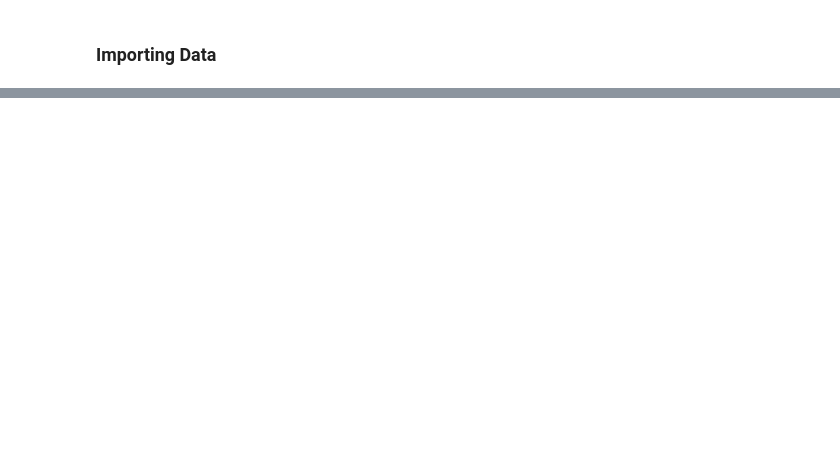
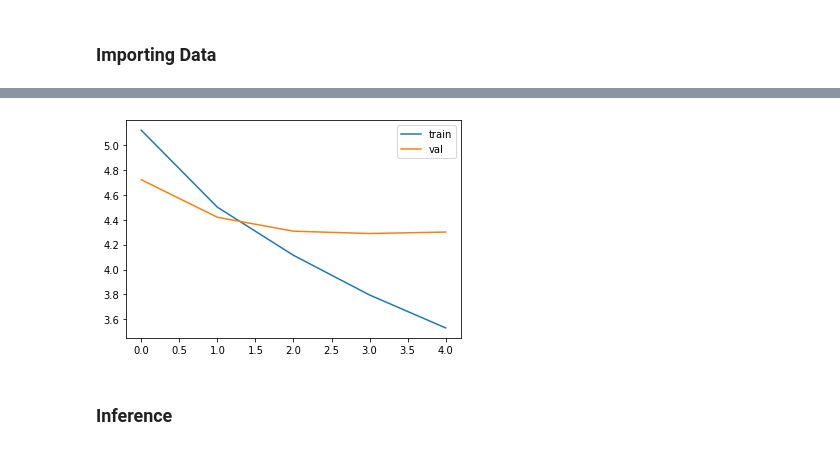
Before and after one commit to DeepakDP5/Abstractive-Text-Summarization, a Jupyter notebook: Text_summarization.ipynb, the cells around one changed output, grey strips where cells are left out. Saved outputs shown, nothing was run; the diff lists cells and outputs as text; code cells hidden in the pictures; blank space fills up the shorter version.

```diff
--- a/Text_summarization.ipynb
+++ b/Text_summarization.ipynb
@@ -480,0 +242,32 @@ evaluateRandomly(encoder1, attn_decoder1)
+# %%
+x_t = Tokenizer()
+x_t.fit_on_texts(data['article'] + data['highlights'])
+x_vocab_size = len(x_t.word_index) + 1
+
+encoded_xtrain = x_t.texts_to_sequences(X_train)
+encoded_xval = x_t.texts_to_sequences(X_val)
+encoded_xtest = x_t.texts_to_sequences(X_test)
+
+padded_xtrain = pad_sequences(encoded_xtrain, maxlen=max_length_x, padding='post')
+padded_xval = pad_sequences(encoded_xval, maxlen=max_length_x, padding='post')
+padded_xtest = pad_sequences(encoded_xtest, maxlen=max_length_x, padding='post')
+# %%
+y_t = Tokenizer()
+y_t.fit_on_texts(data['highlights'])
+y_vocab_size = len(y_t.word_index) + 1
+
+encoded_ytrain = y_t.texts_to_sequences(y_train)
+encoded_yval = y_t.texts_to_sequences(y_val)
+encoded_ytest = y_t.texts_to_sequences(y_test)
+
+padded_ytrain = pad_sequences(encoded_ytrain, maxlen=max_length_y, padding='post')
+padded_yval = pad_sequences(encoded_yval, maxlen=max_length_y, padding='post')
+padded_ytest = pad_sequences(encoded_ytest, maxlen=max_length_y, padding='post')
+# %%
+print('Loaded %s word vectors.' % len(embeddings_index))
+
+embedding_matrix = np.zeros((x_vocab_size, glove_size))
+for word, i in x_t.word_index.items():
+    embedding_vector = embeddings_index.get(word)
+    if embedding_vector is not None:
+        embedding_matrix[i] = embedding_vector
@@ -480,0 +401,6 @@ evaluateRandomly(encoder1, attn_decoder1)
+# %%
+model.compile(optimizer='adam', loss='sparse_categorical_crossentropy')
+checkpoint_filepath = './model.{epoch:02d}-{val_loss:.2f}.h5'
+model_checkpoint_callback = tf.keras.callbacks.ModelCheckpoint(filepath=checkpoint_filepath, save_weights_only=True, monitor='val_loss',mode='min',save_best_only=True, save_freq = "epoch")
+es = EarlyStopping(monitor='val_loss', mode='min', verbose=1, patience=1)
+history=model.fit([padded_xtrain,padded_ytrain[:,:-1]], padded_ytrain.reshape(padded_ytrain.shape[0],padded_ytrain.shape[1], 1)[:,1:] ,epochs=30,batch_size=64, validation_data=([padded_xval,padded_yval[:,:-1]], padded_yval.reshape(padded_yval.shape[0],padded_yval.shape[1], 1)[:,1:]), callbacks=[es, model_checkpoint_callback], verbose=1)
@@ -480,0 +425,10 @@ evaluateRandomly(encoder1, attn_decoder1)
+# %%
+from matplotlib import pyplot
+pyplot.plot(history.history['loss'], label='train')
+pyplot.plot(history.history['val_loss'], label='val')
+pyplot.legend()
+pyplot.show()
+# %% [output]
+[figure, added]
+# %% [markdown]
+### Inference
```
Also changed, not shown: parts of 66 cells of this notebook.
